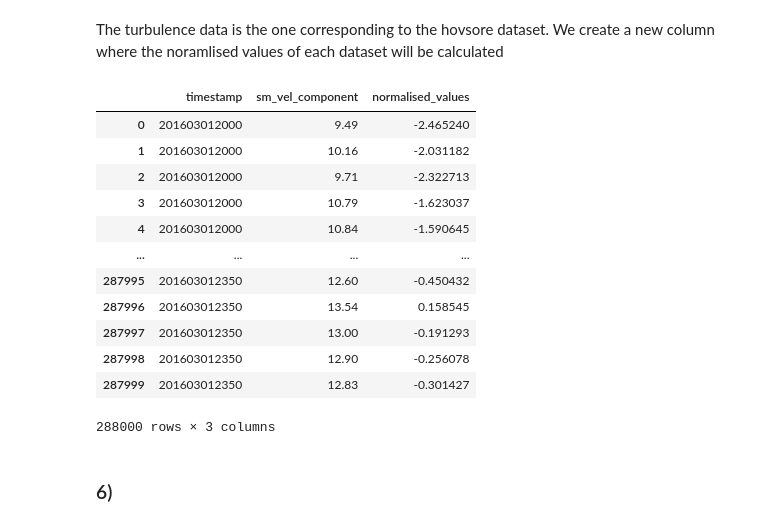
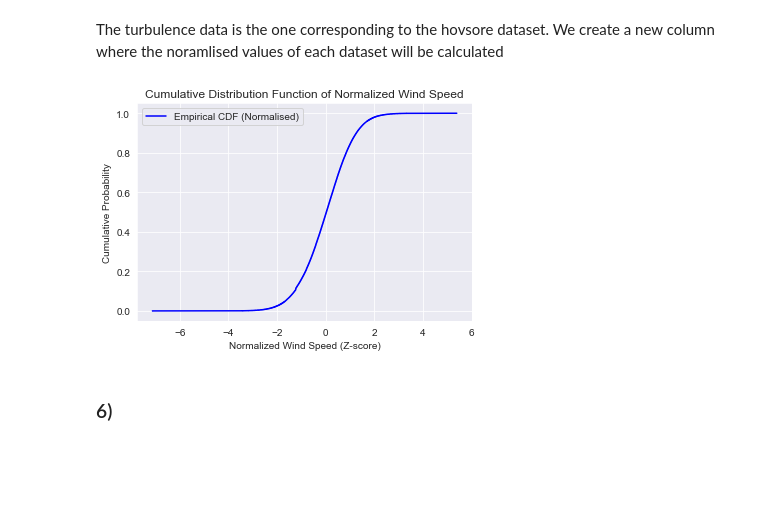
Before and after one commit to AlexDelBarco/IMWE, a Jupyter notebook: Assignment_1.ipynb, the cells around one changed output. Drawn from its saved outputs; the diff is of its cells as text; code cells hidden in the pictures; blank space fills up the shorter version.

```diff
--- a/Assignment_1.ipynb
+++ b/Assignment_1.ipynb
@@ -478,24 +480,33 @@ For the turbulence data, re-plot the PDF using normalized variables, and overplo
 retical (ideal) PDF.
 # %% [markdown]
 The turbulence data is the one corresponding to the hovsore dataset. We create a new column where the noramlised values of each dataset will be calculated
-# %%
-hovsore_1['normalised_values'] = (hovsore_1['sm_vel_component'] - hovsore_1_mean) / (hovsore_1_std)
-# %%
-hovsore_1
-# %% [output]
-|  | timestamp | sm_vel_component | normalised_values |
-| 0 | 201603012000 | 9.49 | -2.465240 |
-| 1 | 201603012000 | 10.16 | -2.031182 |
-| 2 | 201603012000 | 9.71 | -2.322713 |
-| 3 | 201603012000 | 10.79 | -1.623037 |
-| 4 | 201603012000 | 10.84 | -1.590645 |
-| ... | ... | ... | ... |
-| 287995 | 201603012350 | 12.60 | -0.450432 |
-| 287996 | 201603012350 | 13.54 | 0.158545 |
-| 287997 | 201603012350 | 13.00 | -0.191293 |
-| 287998 | 201603012350 | 12.90 | -0.256078 |
-| 287999 | 201603012350 | 12.83 | -0.301427 |
-288000 rows × 3 columns
+# %%
+# Assuming wind_speed is your data (pandas Series or numpy array)
+wind_speed = hovsore_1["sm_vel_component"].dropna()  # Drop NaN values if any
+
+# Normalize the data (Z-score normalization)
+mean = np.mean(wind_speed)
+std = np.std(wind_speed)
+normalized_wind_speed = (wind_speed - mean) / std
+
+# Sort the normalized data
+sorted_normalized_wind_speed = np.sort(normalized_wind_speed)
+
+# Compute the empirical CDF
+cdf = np.arange(1, len(sorted_normalized_wind_speed) + 1) / len(sorted_normalized_wind_speed)
+
+# Plot the CDF
+plt.plot(sorted_normalized_wind_speed, cdf, color="blue", label="Empirical CDF (Normalised)")
+plt.title('Cumulative Distribution Function of Normalized Wind Speed')
+plt.xlabel('Normalized Wind Speed (Z-score)')
+plt.ylabel('Cumulative Probability')
+plt.legend()
+
+plt.savefig('Task_5_1_wind_speed_cdf_hovsore1_normalised.png', dpi=300)
+
+plt.show()
+# %% [output]
+[figure, added]
 # %% [markdown]
 ### 6)
 # %% [markdown]
```
Also changed, not shown: parts of 8 cells of this notebook, 1 other file.
